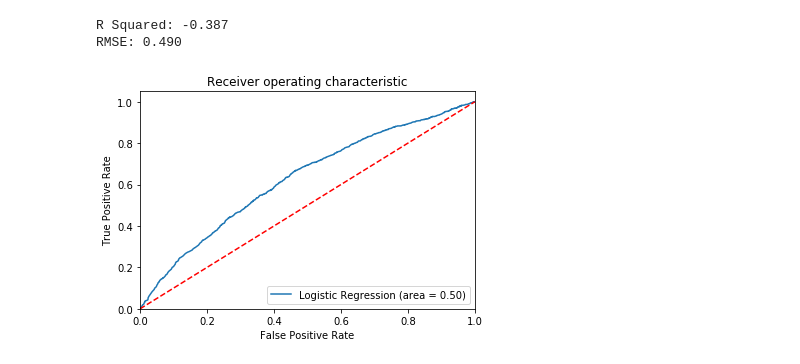
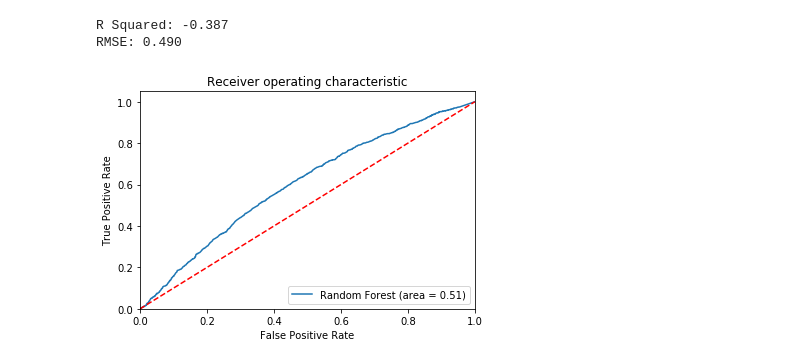
Before and after one commit to Arangurth/capstone, a Jupyter notebook: Entregable 3/Entregable 3 notebook.ipynb, the cells around one changed output. Saved outputs shown, nothing was run; the diff lists cells and outputs as text; code cells hidden in the pictures.

```diff
--- a/Entregable 3/Entregable 3 notebook.ipynb
+++ b/Entregable 3/Entregable 3 notebook.ipynb
@@ -719,18 +719,18 @@ print('RMSE: %.3f' % rmse)
 R Squared: -0.387
 RMSE: 0.490
 # %%
-logit_roc_auc = roc_auc_score(y_test, logreg.predict(X_test))
-fpr, tpr, thresholds = roc_curve(y_test, logreg.predict_proba(X_test)[:,1])
+logit_roc_auc = roc_auc_score(y_test, rf1.predict(X_test))
+fpr, tpr, thresholds = roc_curve(y_test, rf1.predict_proba(X_test)[:,1])
 plt.figure()
-plt.plot(fpr, tpr, label='Logistic Regression (area = %0.2f)' % logit_roc_auc)
+plt.plot(fpr, tpr, label='Random Forest (area = %0.2f)' % logit_roc_auc)
 plt.plot([0, 1], [0, 1],'r--')
 plt.xlim([0.0, 1.0])
 plt.ylim([0.0, 1.05])
 plt.xlabel('False Positive Rate')
 plt.ylabel('True Positive Rate')
 plt.title('Receiver operating characteristic')
 plt.legend(loc="lower right")
 plt.savefig('Log_ROC')
 plt.show()
 # %% [output]
-[figure, old version]
+[figure, new version]
```
Also changed, not shown: parts of 1 cell of this notebook.
